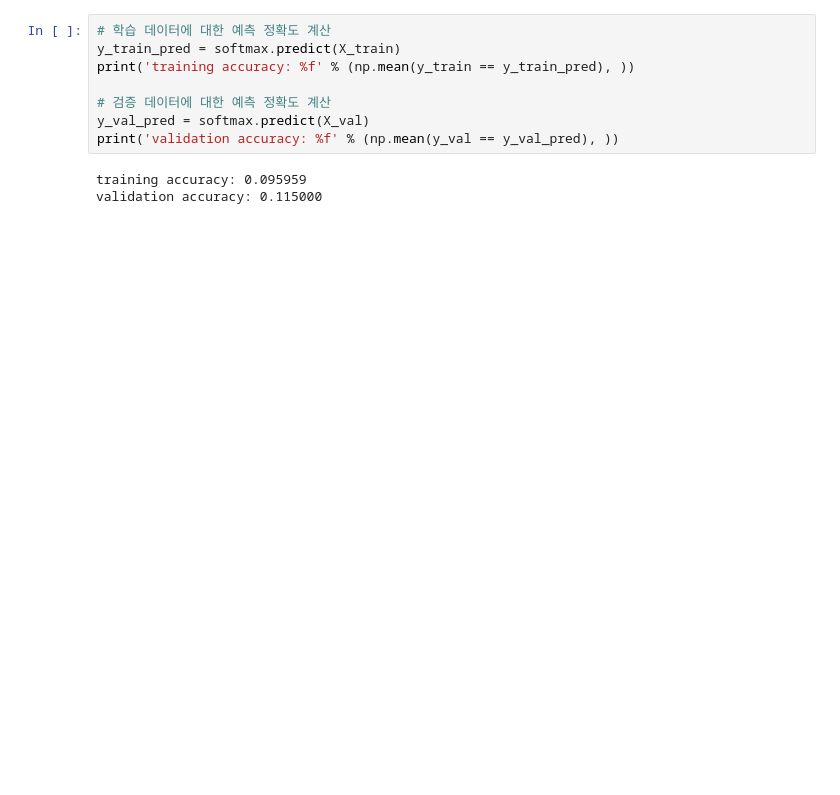
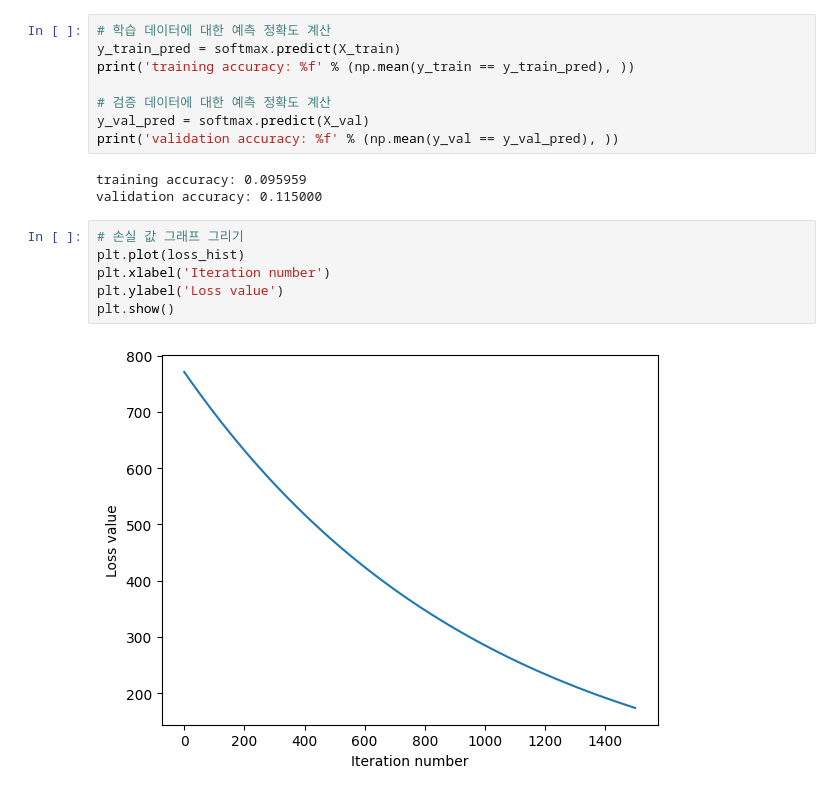
Before and after one commit to tnwls6865/cau_deep_learning, a Jupyter notebook: Linear_Classifier.ipynb, the cells around one changed output. Cells and saved outputs as stored; diff of their text form; blank space fills up the shorter version.

```diff
--- a/Linear_Classifier.ipynb
+++ b/Linear_Classifier.ipynb
@@ -469,3 +489,11 @@ print('validation accuracy: %f' % (np.mean(y_val == y_val_pred), ))
 # %% [output]
 training accuracy: 0.095959
 validation accuracy: 0.115000
+# %%
+# 손실 값 그래프 그리기
+plt.plot(loss_hist)
+plt.xlabel('Iteration number')
+plt.ylabel('Loss value')
+plt.show()
+# %% [output]
+[figure, added]
```
Also changed, not shown: parts of 5 cells of this notebook.
